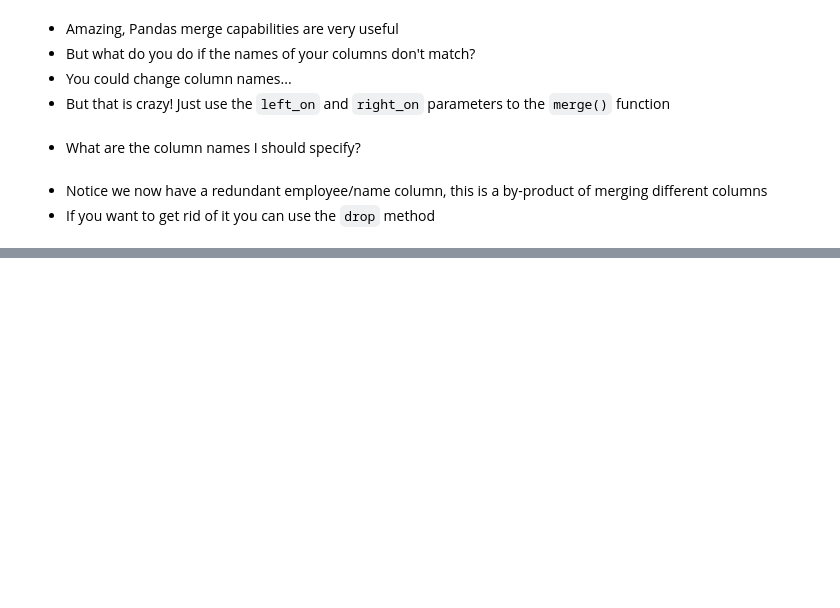
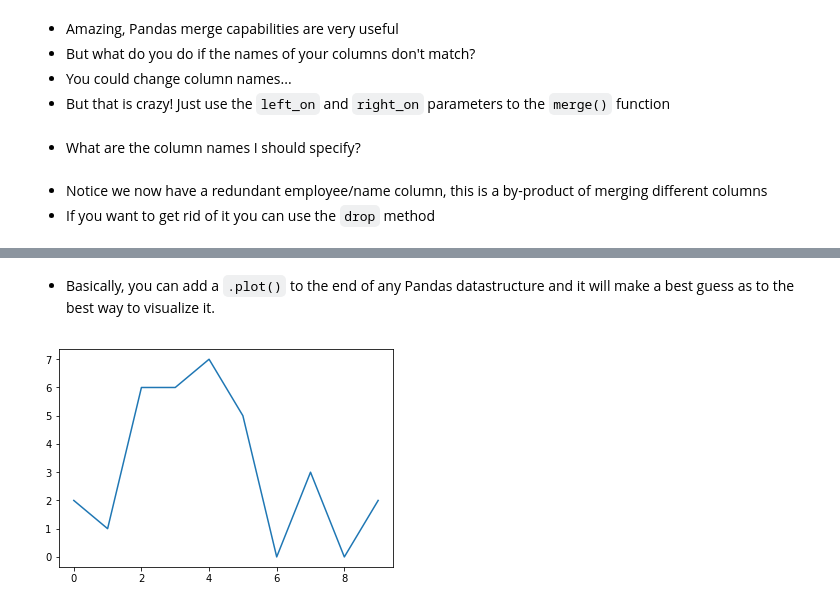
Before and after one commit to RCEatPitt/data-basics-summer-2018, a Jupyter notebook: day-two-pandas/More Pandas.ipynb, the cells around one changed output, grey strips where cells are left out. Cells and saved outputs as stored; diff of their text form; code cells hidden in the pictures; blank space fills up the shorter version.

Commit message:
updating pandas notebooks

```diff
--- a/day-two-pandas/More Pandas.ipynb
+++ b/day-two-pandas/More Pandas.ipynb
@@ -890,0 +925,7 @@ pd.merge(df1, df3, left_on="employee", right_on="name" ).drop("name", axis=1)
+# %% [markdown]
+* Basically, you can add a `.plot()` to the end of any Pandas datastructure and it will make a best guess as to the best way to visualize it.
+# %%
+# Plot data in a Series with the plot method
+pd.Series(np.random.randint(0,10,10)).plot();
+# %% [output]
+[figure, added]
```
Also changed, not shown: parts of 118 cells of this notebook, 1 other file.
